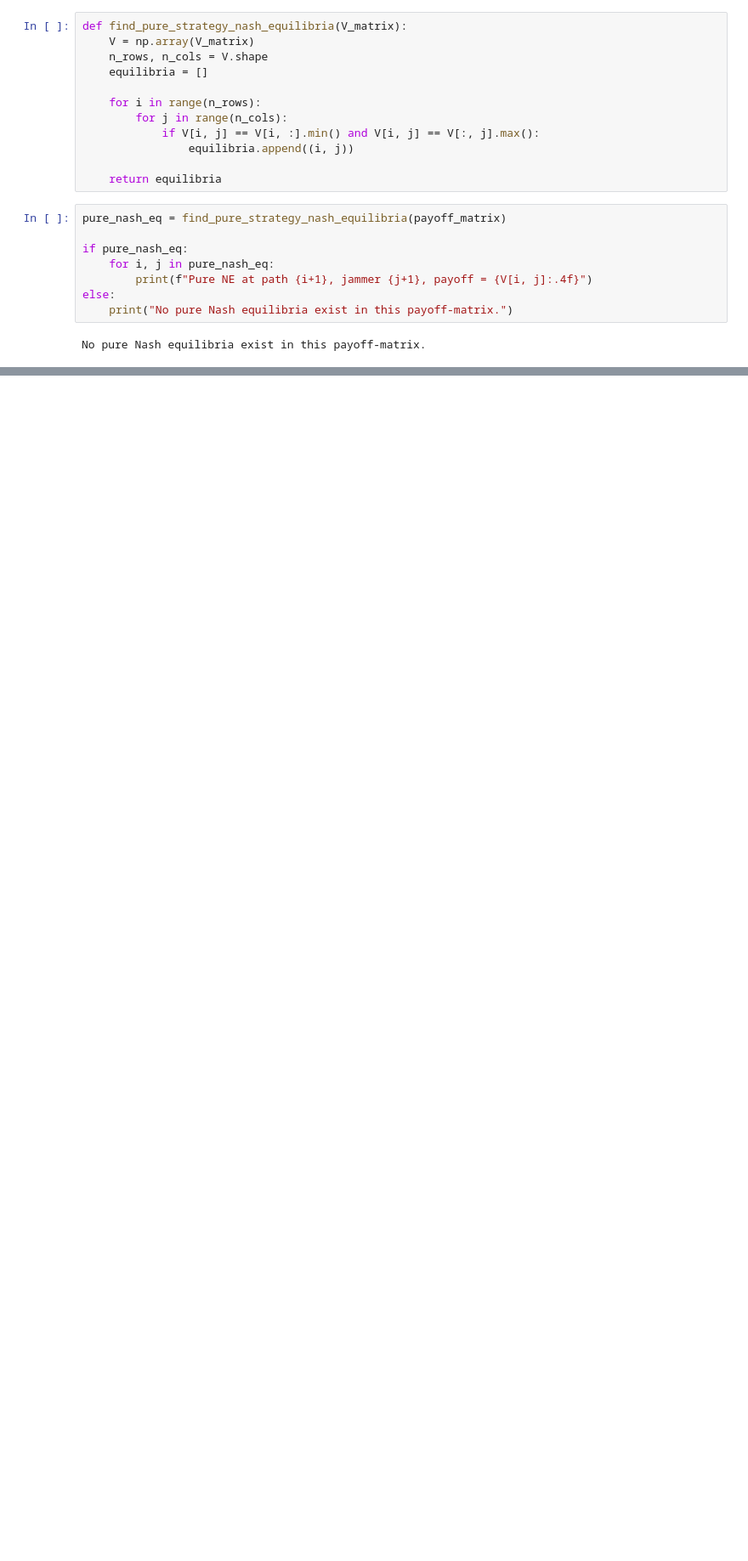
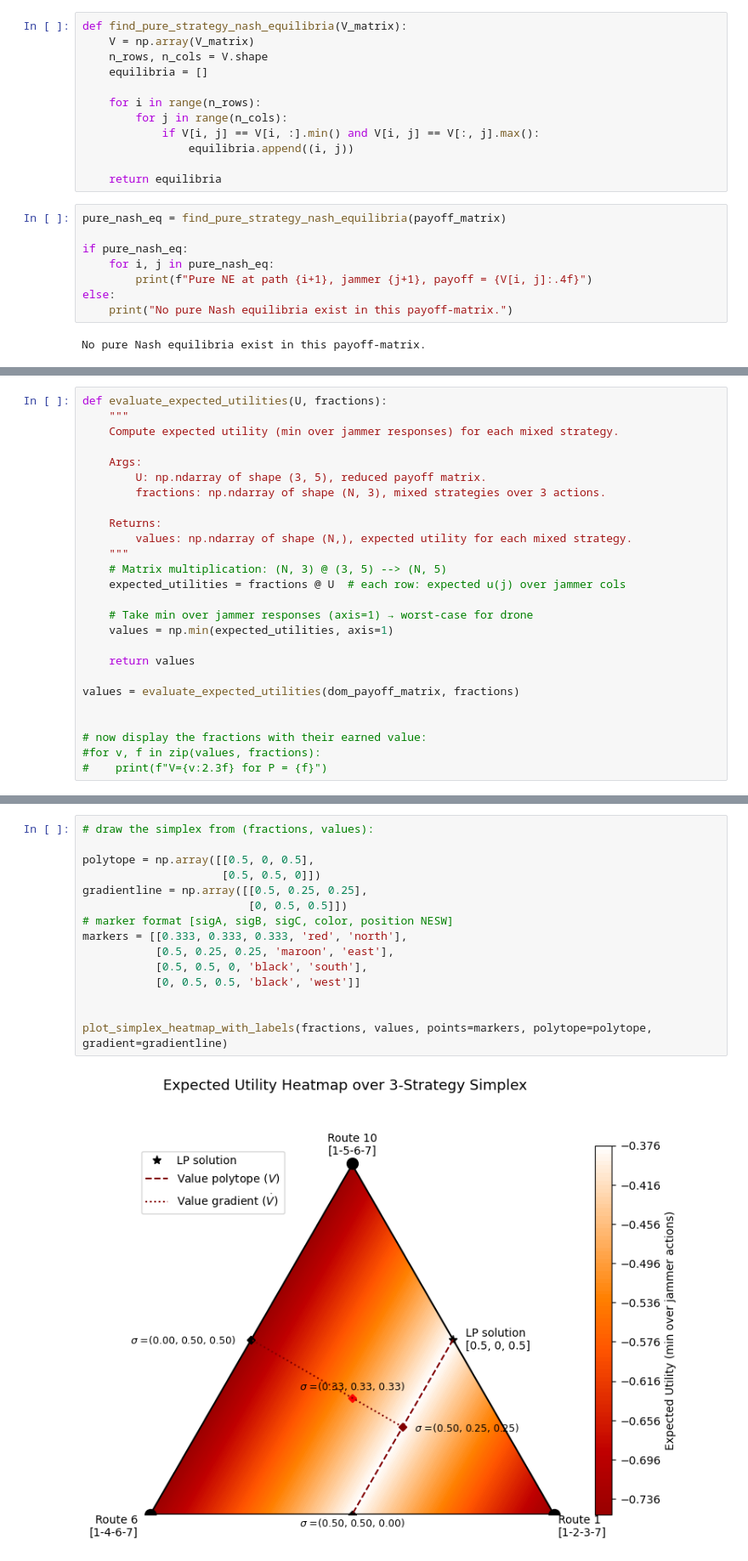
Before and after one commit to nlcircle/0175_GoD_on_a_Graph, a Jupyter notebook: 20251108 IV-B Adv Path Selection as Normal Game.ipynb, the cells around one changed output, grey strips where cells are left out. Shown: that part at 85% size. Saved outputs shown, nothing was run; the diff lists cells and outputs as text; blank space fills up the shorter version.

```diff
--- a/20251108 IV-B Adv Path Selection as Normal Game.ipynb
+++ b/20251108 IV-B Adv Path Selection as Normal Game.ipynb
@@ -606,0 +705,26 @@ pure_nash_eq
+# %%
+def evaluate_expected_utilities(U, fractions):
+    """
+    Compute expected utility (min over jammer responses) for each mixed strategy.
+
+    Args:
+        U: np.ndarray of shape (3, 5), reduced payoff matrix.
+        fractions: np.ndarray of shape (N, 3), mixed strategies over 3 actions.
+
+    Returns:
+        values: np.ndarray of shape (N,), expected utility for each mixed strategy.
+    """
+    # Matrix multiplication: (N, 3) @ (3, 5) --> (N, 5)
+    expected_utilities = fractions @ U  # each row: expected u(j) over jammer cols
+
+    # Take min over jammer responses (axis=1) → worst-case for drone
+    values = np.min(expected_utilities, axis=1)
+
+    return values
+
+values = evaluate_expected_utilities(dom_payoff_matrix, fractions)
+
+
+# now display the fractions with their earned value:
+#for v, f in zip(values, fractions):
+#    print(f"V={v:2.3f} for P = {f}")
@@ -606,0 +835,17 @@ pure_nash_eq
+# %%
+# draw the simplex from (fractions, values):
+
+polytope = np.array([[0.5, 0, 0.5],
+                     [0.5, 0.5, 0]])
+gradientline = np.array([[0.5, 0.25, 0.25],
+                         [0, 0.5, 0.5]])
+# marker format [sigA, sigB, sigC, color, position NESW]
+markers = [[0.333, 0.333, 0.333, 'red', 'north'],
+           [0.5, 0.25, 0.25, 'maroon', 'east'],
+           [0.5, 0.5, 0, 'black', 'south'],
+           [0, 0.5, 0.5, 'black', 'west']]
+
+
+plot_simplex_heatmap_with_labels(fractions, values, points=markers, polytope=polytope, gradient=gradientline)
+# %% [output]
+[figure, added]
```
Also changed, not shown: parts of 15 cells of this notebook, 3 other files.
